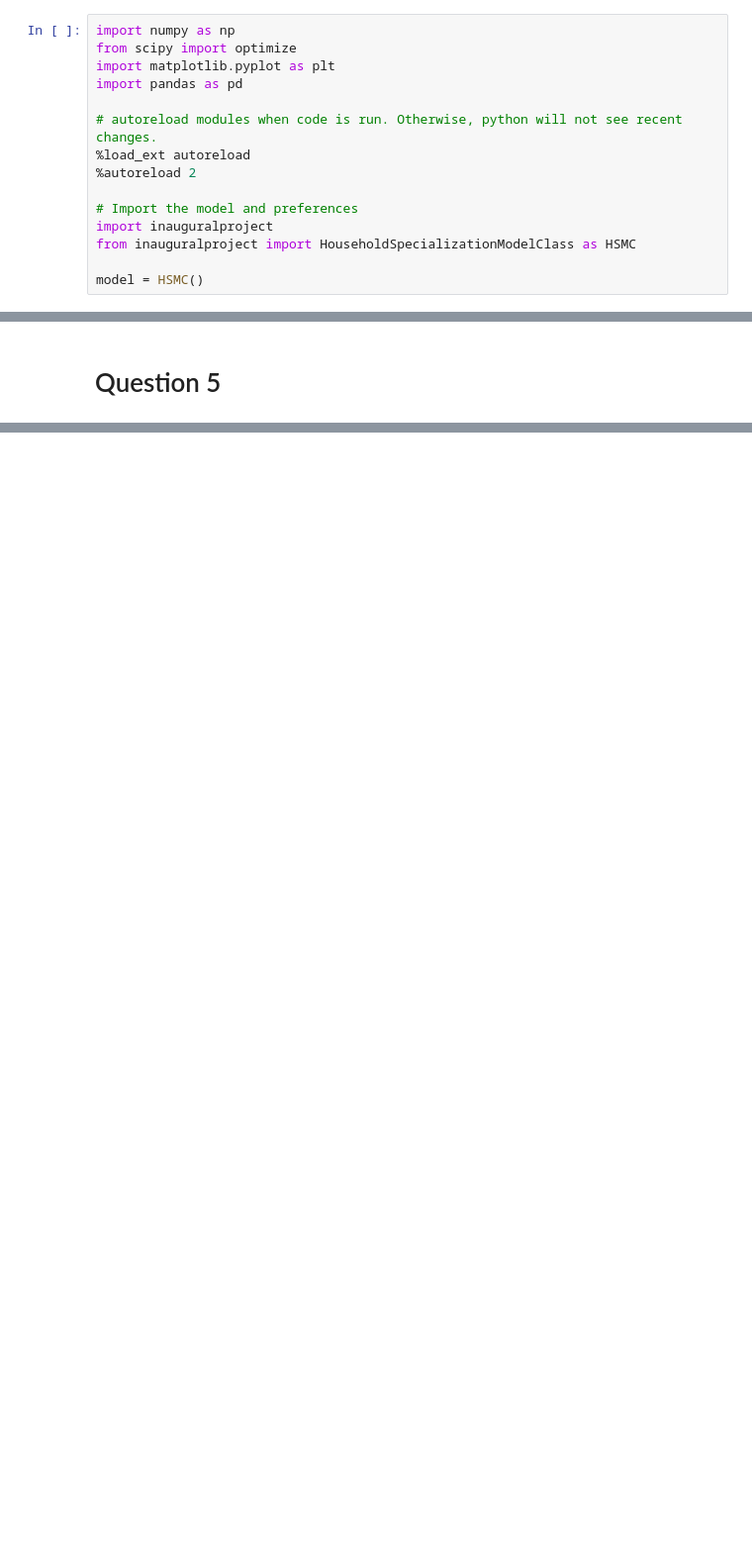
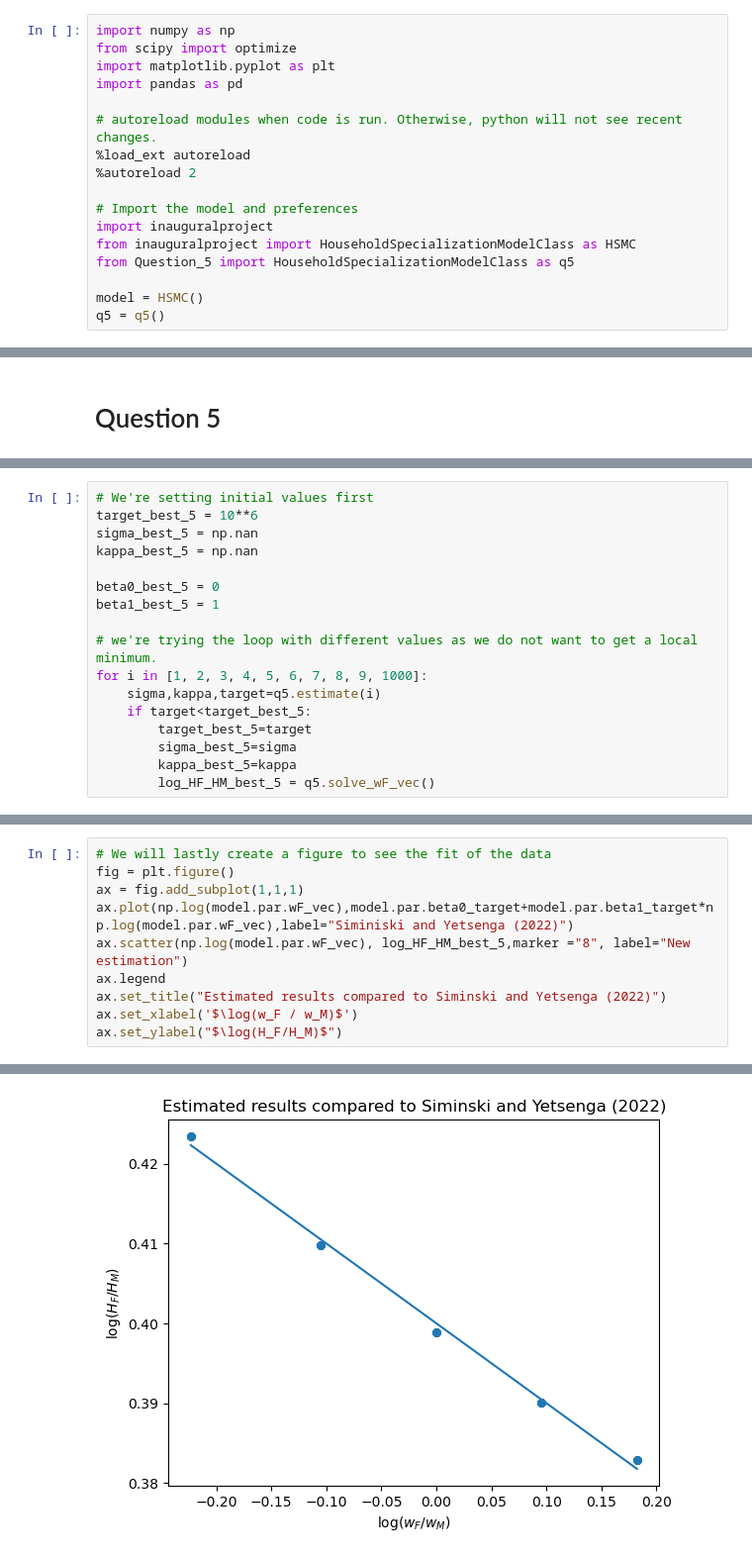
Before and after one commit to NumEconCopenhagen/projects-2023-leif, a Jupyter notebook: inauguralproject/inauguralproject.ipynb, the cells around one changed output, grey strips where cells are left out. Shown at 99% size. Saved outputs shown, nothing was run; the diff lists cells and outputs as text; blank space fills up the shorter version.

```diff
--- a/inauguralproject/inauguralproject.ipynb
+++ b/inauguralproject/inauguralproject.ipynb
@@ -20,5 +20,7 @@ import pandas as pd
 # Import the model and preferences
 import inauguralproject
 from inauguralproject import HouseholdSpecializationModelClass as HSMC
+from Question_5 import HouseholdSpecializationModelClass as q5
 
 model = HSMC()
+q5 = q5()
@@ -173,0 +185,17 @@ plt.show()
+# %%
+# We're setting initial values first
+target_best_5 = 10**6
+sigma_best_5 = np.nan
+kappa_best_5 = np.nan
+
+beta0_best_5 = 0
+beta1_best_5 = 1
+
+# we're trying the loop with different values as we do not want to get a local minimum.
+for i in [1, 2, 3, 4, 5, 6, 7, 8, 9, 1000]:
+    sigma,kappa,target=q5.estimate(i)
+    if target<target_best_5:
+        target_best_5=target
+        sigma_best_5=sigma
+        kappa_best_5=kappa
+        log_HF_HM_best_5 = q5.solve_wF_vec()
@@ -173,0 +222,11 @@ plt.show()
+# %%
+# We will lastly create a figure to see the fit of the data
+fig = plt.figure()
+ax = fig.add_subplot(1,1,1)
+ax.plot(np.log(model.par.wF_vec),model.par.beta0_target+model.par.beta1_target*np.log(model.par.wF_vec),label="Siminiski and Yetsenga (2022)")
+ax.scatter(np.log(model.par.wF_vec), log_HF_HM_best_5,marker ="8", label="New estimation")
+ax.legend
+ax.set_title("Estimated results compared to Siminski and Yetsenga (2022)")
+ax.set_xlabel('$\log(w_F / w_M)$')
+ax.set_ylabel("$\log(H_F/H_M)$")
+# %% [output]
@@ -173,0 +234 @@ plt.show()
+[figure, added]
```
Also changed, not shown: parts of 6 cells of this notebook, 2 other files.
